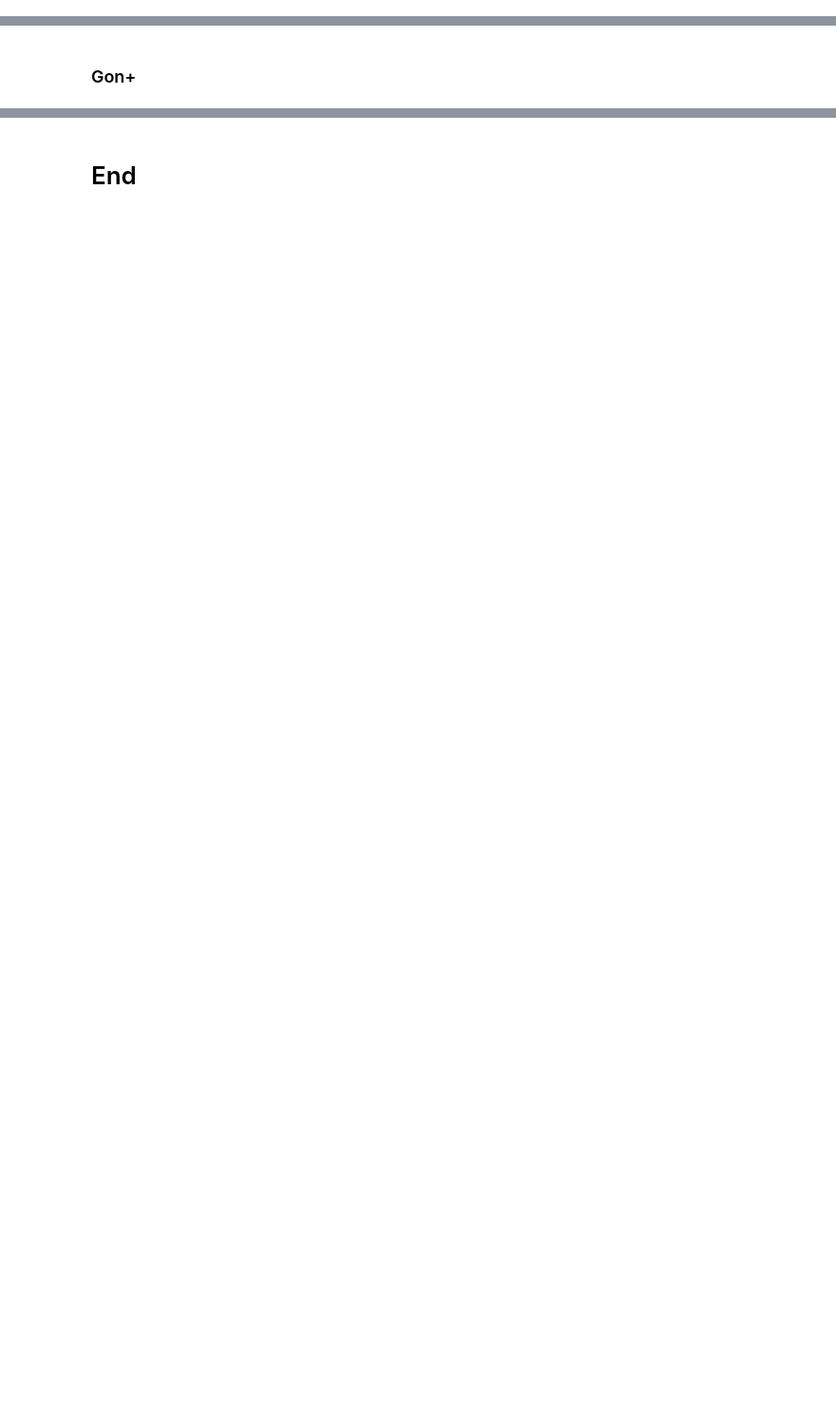
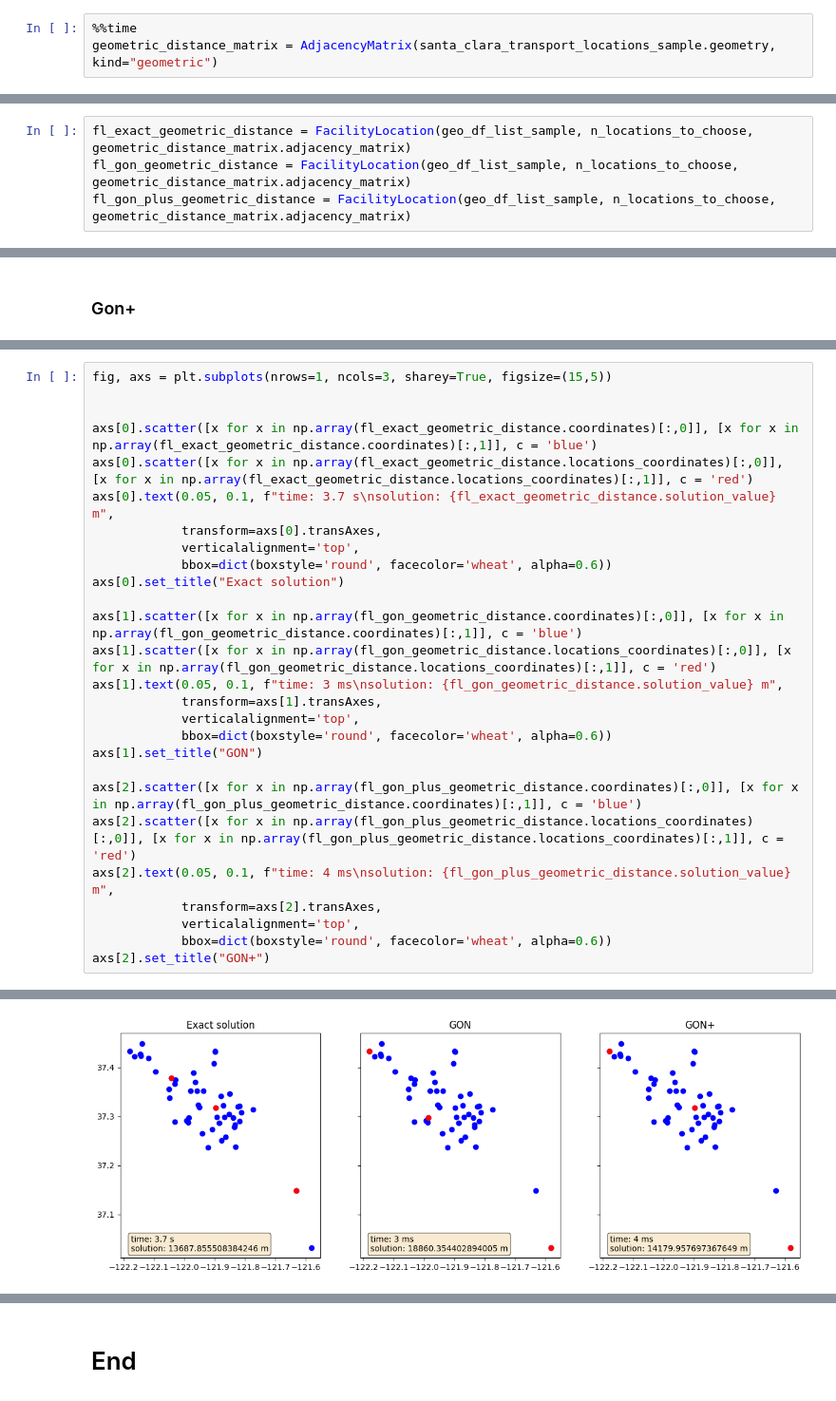
Before and after one commit to marco-scatassi/GeoSpatial-analysis, a Jupyter notebook: p-center_facility_location/p-center_facility_location.ipynb, the cells around one changed output, grey strips where cells are left out. Shown at 95% size. Saved outputs shown, nothing was run; the diff lists cells and outputs as text; blank space fills up the shorter version.

```diff
--- a/p-center_facility_location/p-center_facility_location.ipynb
+++ b/p-center_facility_location/p-center_facility_location.ipynb
@@ -484,0 +559,3 @@ map_
+# %%
+%%time
+geometric_distance_matrix = AdjacencyMatrix(santa_clara_transport_locations_sample.geometry, kind="geometric")
@@ -494,0 +579,4 @@ fl = FacilityLocation(geo_df_list_sample, n_locations_to_choose, distance_matrix
+# %%
+fl_exact_geometric_distance = FacilityLocation(geo_df_list_sample, n_locations_to_choose, geometric_distance_matrix.adjacency_matrix)
+fl_gon_geometric_distance = FacilityLocation(geo_df_list_sample, n_locations_to_choose, geometric_distance_matrix.adjacency_matrix)
+fl_gon_plus_geometric_distance = FacilityLocation(geo_df_list_sample, n_locations_to_choose, geometric_distance_matrix.adjacency_matrix)
@@ -570,0 +617,28 @@ fl.plot()
+# %%
+fig, axs = plt.subplots(nrows=1, ncols=3, sharey=True, figsize=(15,5))
+
+
+axs[0].scatter([x for x in np.array(fl_exact_geometric_distance.coordinates)[:,0]], [x for x in np.array(fl_exact_geometric_distance.coordinates)[:,1]], c = 'blue')
+axs[0].scatter([x for x in np.array(fl_exact_geometric_distance.locations_coordinates)[:,0]], [x for x in np.array(fl_exact_geometric_distance.locations_coordinates)[:,1]], c = 'red')
+axs[0].text(0.05, 0.1, f"time: 3.7 s\nsolution: {fl_exact_geometric_distance.solution_value} m",
+            transform=axs[0].transAxes,
+            verticalalignment='top',
+            bbox=dict(boxstyle='round', facecolor='wheat', alpha=0.6))
+axs[0].set_title("Exact solution")
+
+axs[1].scatter([x for x in np.array(fl_gon_geometric_distance.coordinates)[:,0]], [x for x in np.array(fl_gon_geometric_distance.coordinates)[:,1]], c = 'blue')
+axs[1].scatter([x for x in np.array(fl_gon_geometric_distance.locations_coordinates)[:,0]], [x for x in np.array(fl_gon_geometric_distance.locations_coordinates)[:,1]], c = 'red')
+axs[1].text(0.05, 0.1, f"time: 3 ms\nsolution: {fl_gon_geometric_distance.solution_value} m",
+            transform=axs[1].transAxes,
+            verticalalignment='top',
+            bbox=dict(boxstyle='round', facecolor='wheat', alpha=0.6))
+axs[1].set_title("GON")
+
+axs[2].scatter([x for x in np.array(fl_gon_plus_geometric_distance.coordinates)[:,0]], [x for x in np.array(fl_gon_plus_geometric_distance.coordinates)[:,1]], c = 'blue')
+axs[2].scatter([x for x in np.array(fl_gon_plus_geometric_distance.locations_coordinates)[:,0]], [x for x in np.array(fl_gon_plus_geometric_distance.locations_coordinates)[:,1]], c = 'red')
+axs[2].text(0.05, 0.1, f"time: 4 ms\nsolution: {fl_gon_plus_geometric_distance.solution_value} m",
+            transform=axs[2].transAxes,
+            verticalalignment='top',
+            bbox=dict(boxstyle='round', facecolor='wheat', alpha=0.6))
+axs[2].set_title("GON+")
+# %% [output]
@@ -570,0 +646 @@ fl.plot()
+[figure, added]
```
Also changed, not shown: parts of 32 cells of this notebook.
